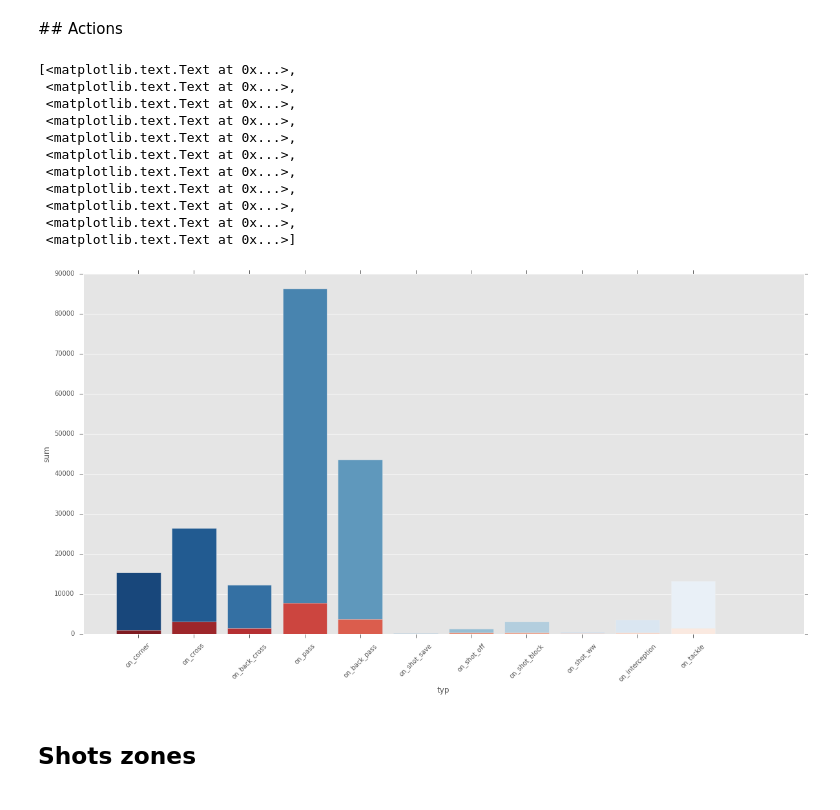
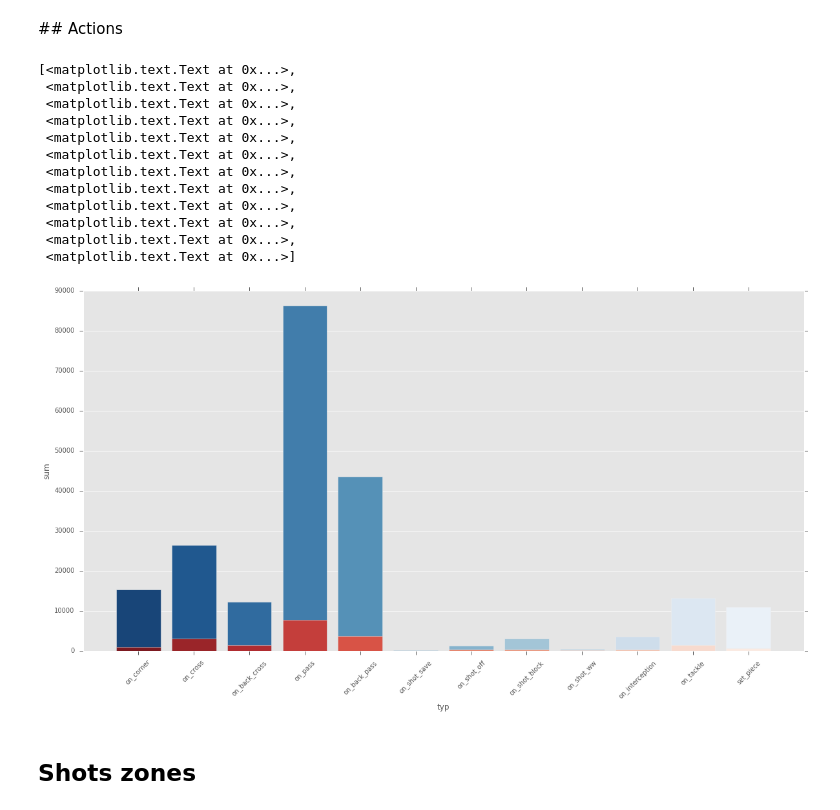
Before and after one commit to 10contre11/notebooks, a Jupyter notebook: xg_features_selection.ipynb, the cells around one changed output. Cells and saved outputs as stored; diff of their text form; code cells hidden in the pictures.

```diff
--- a/xg_features_selection.ipynb
+++ b/xg_features_selection.ipynb
@@ -114,10 +115,10 @@ p.set(xlim=(-1, 20))
 ## Goals by GK action
 # %%
 # Group by col
-def cols_resume(cols_name):
+def cols_resume(cols_name, df):
     datas = pd.DataFrame()
     for col_name in cols_name:
-        data = shots[shots[col_name] == True]
+        data = df[df[col_name] == True]
         data = data.groupby(data[col_name]).agg(['count', 'sum'])['goal']
         data.reset_index(inplace=True)
         data.columns = ['typ', 'count', 'sum']
@@ -150,33 +151,35 @@ p.set_xticklabels(labels = p.get_xticklabels(), rotation=45)
 # %%
 actions = cols_resume(['on_corner',
                        'on_cross',
                        'on_back_cross',
                        'on_pass',
                        'on_back_pass',
                        'on_shot_save',
                        'on_shot_off',
                        'on_shot_block',
                        'on_shot_ww',
                        'on_interception',
-                       'on_tackle'])
+                       'on_tackle',
+                       'set_piece'], shots)
 
 p = sns.barplot(x="typ", y="count", data=actions, palette=color1)
 p = sns.barplot(x="typ", y="sum", data=actions, palette=color2)
 p.set(xlim=(-1, 12))
 p.set_xticklabels(labels = p.get_xticklabels(), rotation=45)
 # %% [output]
 [<matplotlib.text.Text at 0x...>,
  <matplotlib.text.Text at 0x...>,
  <matplotlib.text.Text at 0x...>,
  <matplotlib.text.Text at 0x...>,
  <matplotlib.text.Text at 0x...>,
  <matplotlib.text.Text at 0x...>,
  <matplotlib.text.Text at 0x...>,
  <matplotlib.text.Text at 0x...>,
  <matplotlib.text.Text at 0x...>,
  <matplotlib.text.Text at 0x...>,
+ <matplotlib.text.Text at 0x...>,
  <matplotlib.text.Text at 0x...>]
-[figure, old version]
+[figure, new version]
 # %% [markdown]
 ## Shots zones
 # %%
```
Also changed, not shown: parts of 4 cells of this notebook.
